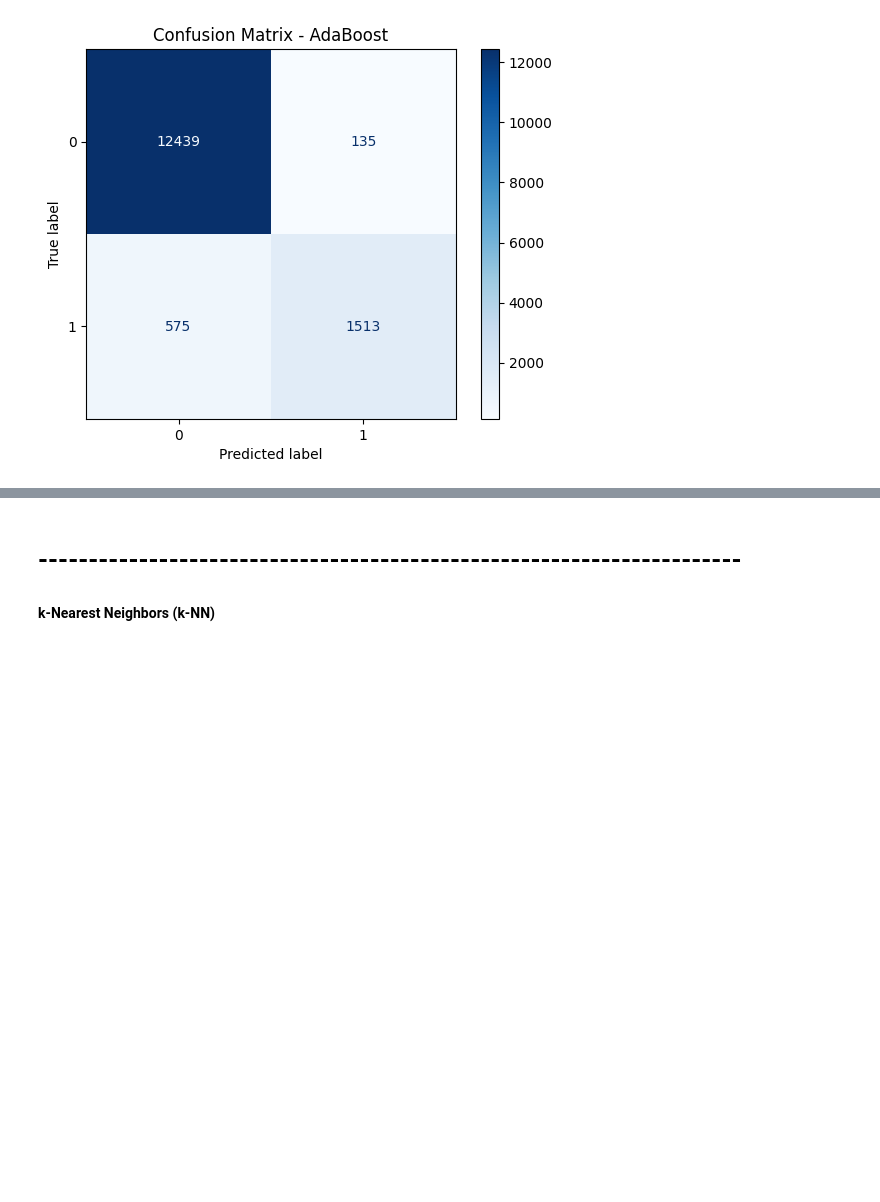
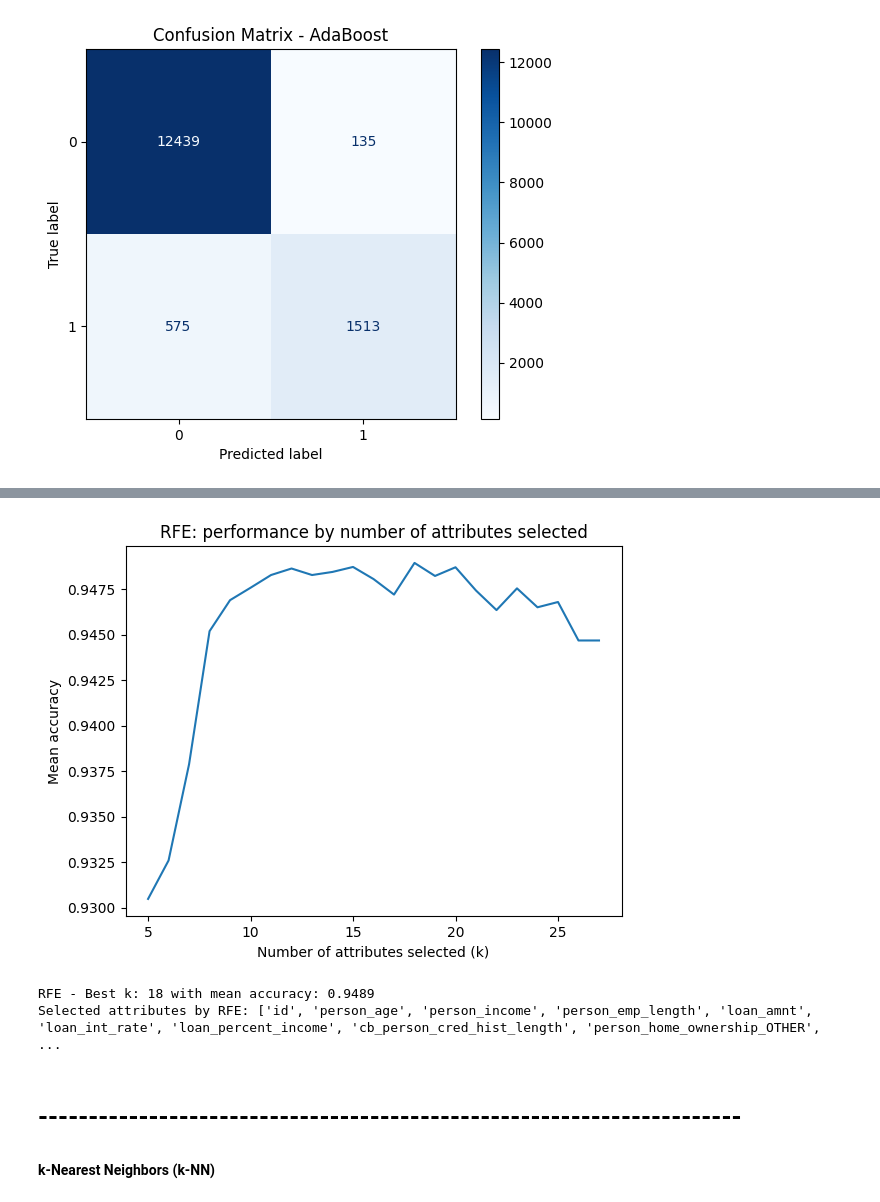
Before and after one commit to alexandre2004costa/IA_project2, a Jupyter notebook: main.ipynb, the cells around one changed output, grey strips where cells are left out. Cells and saved outputs as stored; diff of their text form; code cells hidden in the pictures; blank space fills up the shorter version.

```diff
--- a/main.ipynb
+++ b/main.ipynb
@@ -1104,3 +1122,37 @@ plt.show()
+# %%
+from sklearn.feature_selection import RFE
+from sklearn.model_selection import StratifiedKFold, cross_val_score
+from sklearn.pipeline import Pipeline
+
+rfe_scores = []
+k_range = range(5, len(feature_names) + 1)
+
+for k in k_range:
+    selector = RFE(estimator=best_clf, n_features_to_select=k)
+    pipeline = Pipeline([
+        ('select', selector),
+        ('clf', best_clf)
+    ])
+    scores = cross_val_score(pipeline, X, y, cv=StratifiedKFold(n_splits=7), scoring='accuracy')
+    rfe_scores.append(scores.mean())
+
+plt.plot(k_range, rfe_scores)
+plt.xlabel("Number of attributes selected (k)")
+plt.ylabel("Mean accuracy")
+plt.title("RFE: performance by number of attributes selected")
+plt.show()
+
+best_k_rfe = k_range[rfe_scores.index(max(rfe_scores))]
+print(f"RFE - Best k: {best_k_rfe} with mean accuracy: {max(rfe_scores):.4f}")
+
+rfe_selector = RFE(estimator=best_clf, n_features_to_select=best_k_rfe)
+rfe_selector.fit(X, y)
+rfe_selected_features = [f for f, s in zip(feature_names, rfe_selector.support_) if s]
+print("Selected attributes by RFE:", rfe_selected_features)
+# %% [output]
+[figure, added]
+RFE - Best k: 18 with mean accuracy: 0.9489
+Selected attributes by RFE: ['id', 'person_age', 'person_income', 'person_emp_length', 'loan_amnt', 'loan_int_rate', 'loan_percent_income', 'cb_person_cred_hist_length', 'person_home_ownership_OTHER', ...
 # %% [markdown]
 # ----------------------------------------------------------------------
 #### k-Nearest Neighbors (k-NN)
```
Also changed, not shown: parts of 8 cells of this notebook.
